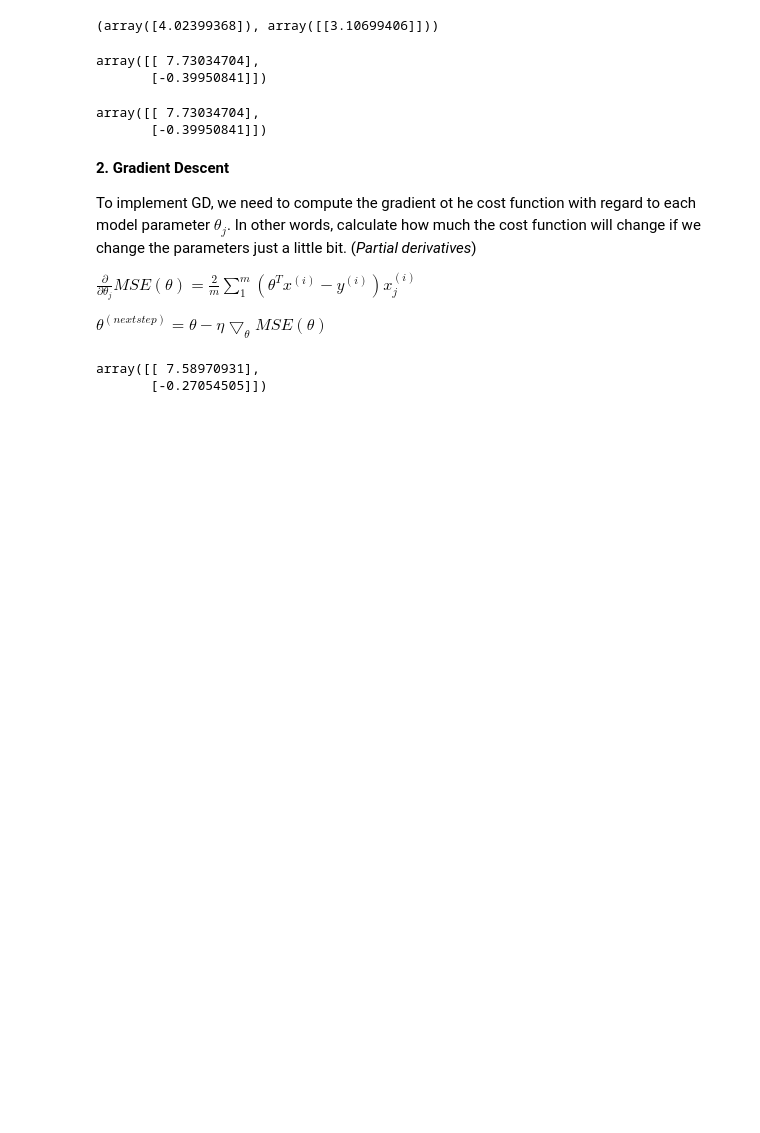
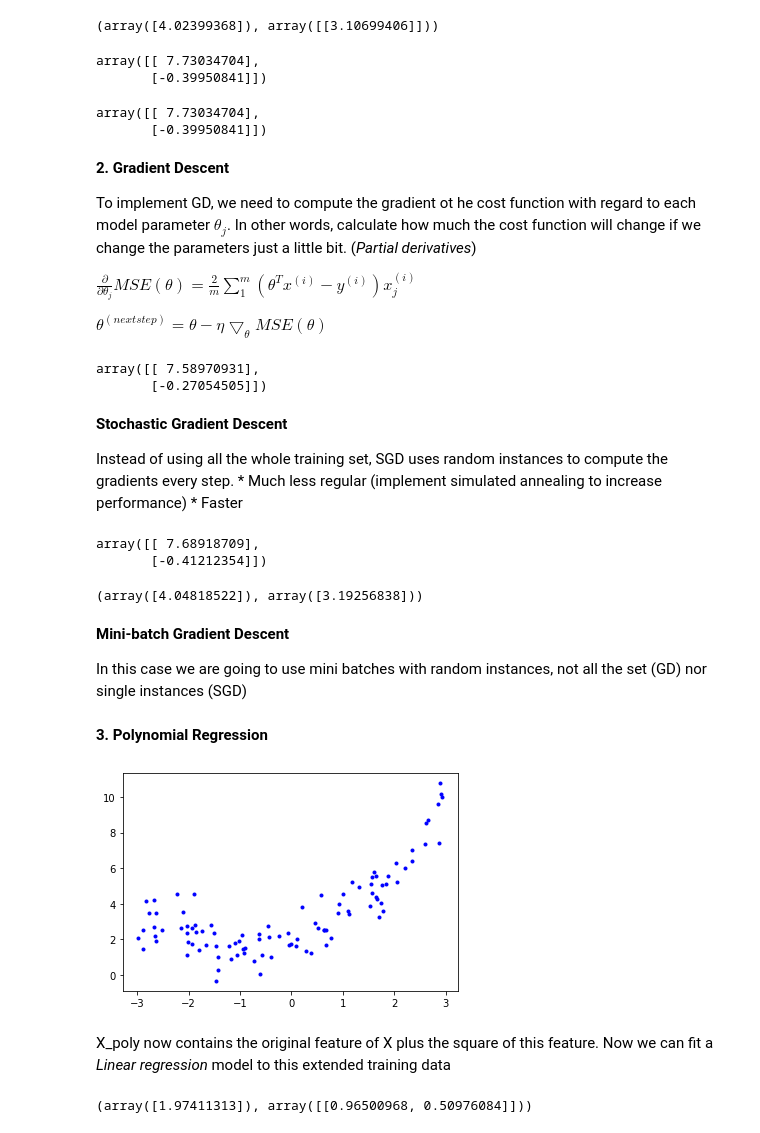
Before and after one commit to Sergio2357/MachineLearning, a Jupyter notebook: Training Models.ipynb, the cells around one changed output. Cells and saved outputs as stored; diff of their text form; code cells hidden in the pictures; blank space fills up the shorter version.

Commit message:
training models

```diff
--- a/Training Models.ipynb
+++ b/Training Models.ipynb
@@ -106,3 +106,54 @@ theta
 # %% [output]
 array([[ 7.58970931],
        [-0.27054505]])
+# %% [markdown]
+**Stochastic Gradient Descent**
+
+Instead of using all the whole training set, SGD uses random instances to compute the gradients every step.
+    * Much less regular (implement simulated annealing to increase performance)
+    * Faster
+# %%
+m=100
+n_epochs = 50
+t0, t1 = 5, 50
+
+def learning_schedule(t):
+    return t0/(t+t1)
+theta = np.random.rand(2,1)
+
+for epoch in range(n_epochs):
+    for i in range(m):
+        random_index = np.random.randint(m)
+        xi = X_b[random_index:random_index+1]
+        yi = y[random_index:random_index+1]
+        gradients = 2 * xi.T.dot(xi.dot(theta)-yi)
+        eta = learning_schedule(epoch * m +i)
+        theta = theta - eta*gradients
+theta
+# %% [output]
+array([[ 7.68918709],
+       [-0.41212354]])
+# %%
+# with Scikit-Learn
+from sklearn.linear_model import SGDRegressor
+
+sgd_reg = SGDRegressor(max_iter = 1000, tol=1e-3, penalty=None, eta0=0.1)
+sgd_reg.fit(X, y.ravel())
+
+sgd_reg.intercept_, sgd_reg.coef_
+# %% [output]
+(array([4.04818522]), array([3.19256838]))
+# %% [markdown]
+**Mini-batch Gradient Descent**
+
+In this case we are going to use mini batches with random instances, not all the set (GD) nor single instances (SGD)
+# %% [markdown]
+**3. Polynomial Regression**
+# %%
+m = 100
+X = 6 * np.random.rand(m,1)-3
+y = 0.5 * X**2 + X + 2 + np.random.randn(m,1)
+plt.plot(X, y, "b.")
+plt.show()
+# %% [output]
+[figure, added]
@@ -108,0 +165,8 @@ array([[ 7.58970931],
+# %% [markdown]
+X_poly now contains the original feature of X plus the square of this feature. Now we can fit a *Linear regression* model to this extended training data
+# %%
+lin_reg = LinearRegression()
+lin_reg.fit(X_poly, y)
+lin_reg.intercept_, lin_reg.coef_
+# %% [output]
+(array([1.97411313]), array([[0.96500968, 0.50976084]]))
```
Also changed, not shown: parts of 22 cells of this notebook.
